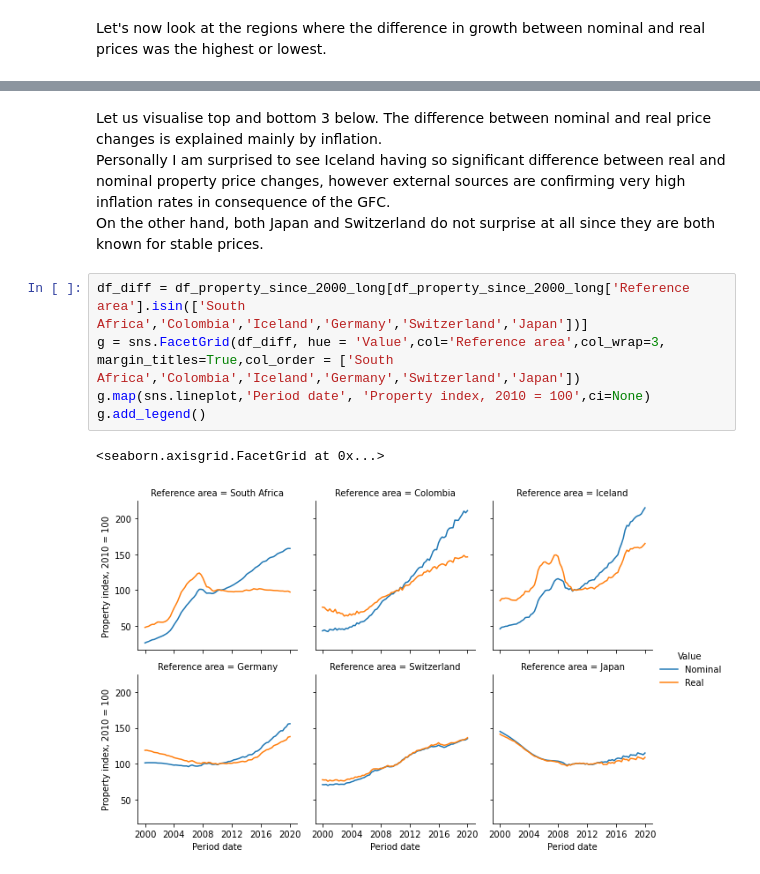
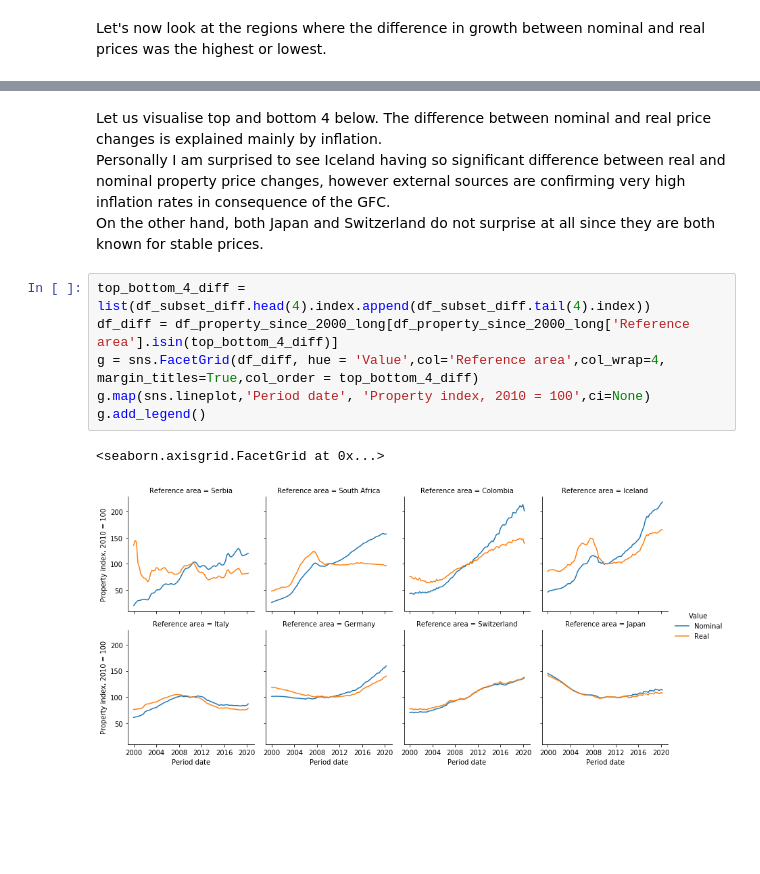
Before and after one commit to MicBan/property_prices, a Jupyter notebook: property_prices_analysis.ipynb, the cells around one changed output, grey strips where cells are left out. Cells and saved outputs as stored; diff of their text form; blank space fills up the shorter version.

```diff
--- a/property_prices_analysis.ipynb
+++ b/property_prices_analysis.ipynb
@@ -363,14 +372,15 @@ Japan           2.303939
 dtype: float64
 (None, None, None, None)
 # %% [markdown]
-Let us visualise top and bottom 3 below. The difference between nominal and real price changes is explained mainly by inflation.<br>
+Let us visualise top and bottom 4 below. The difference between nominal and real price changes is explained mainly by inflation.<br>
 Personally I am surprised to see Iceland having so significant difference between real and nominal property price changes, however external sources are confirming very high inflation rates in consequence of the GFC.<br>
 On the other hand, both Japan and Switzerland do not surprise at all since they are both known for stable prices.
 # %%
-df_diff = df_property_since_2000_long[df_property_since_2000_long['Reference area'].isin(['South Africa','Colombia','Iceland','Germany','Switzerland','Japan'])]
-g = sns.FacetGrid(df_diff, hue = 'Value',col='Reference area',col_wrap=3, margin_titles=True,col_order = ['South Africa','Colombia','Iceland','Germany','Switzerland','Japan'])
+top_bottom_4_diff = list(df_subset_diff.head(4).index.append(df_subset_diff.tail(4).index))
+df_diff = df_property_since_2000_long[df_property_since_2000_long['Reference area'].isin(top_bottom_4_diff)]
+g = sns.FacetGrid(df_diff, hue = 'Value',col='Reference area',col_wrap=4, margin_titles=True,col_order = top_bottom_4_diff)
 g.map(sns.lineplot,'Period date', 'Property index, 2010 = 100',ci=None)
 g.add_legend()
 # %% [output]
 <seaborn.axisgrid.FacetGrid at 0x...>
-[figure, old version]
+[figure, new version]
```
Also changed, not shown: parts of 24 cells of this notebook.
